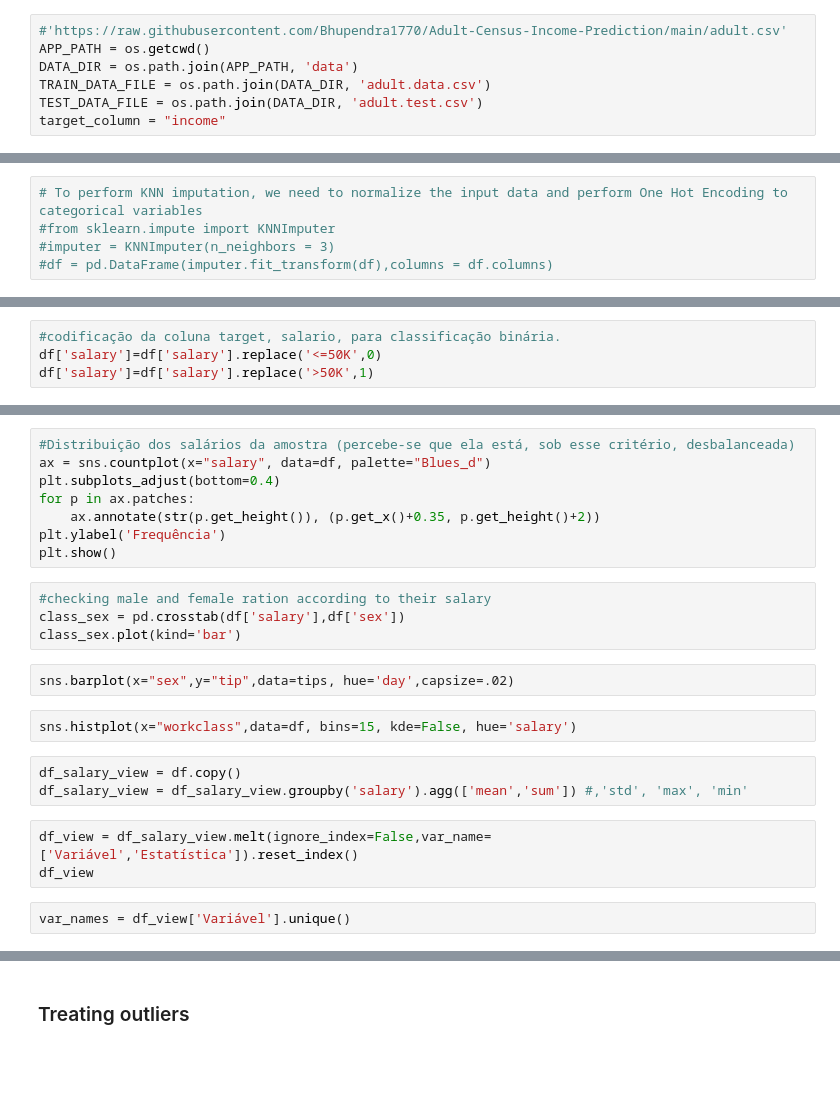
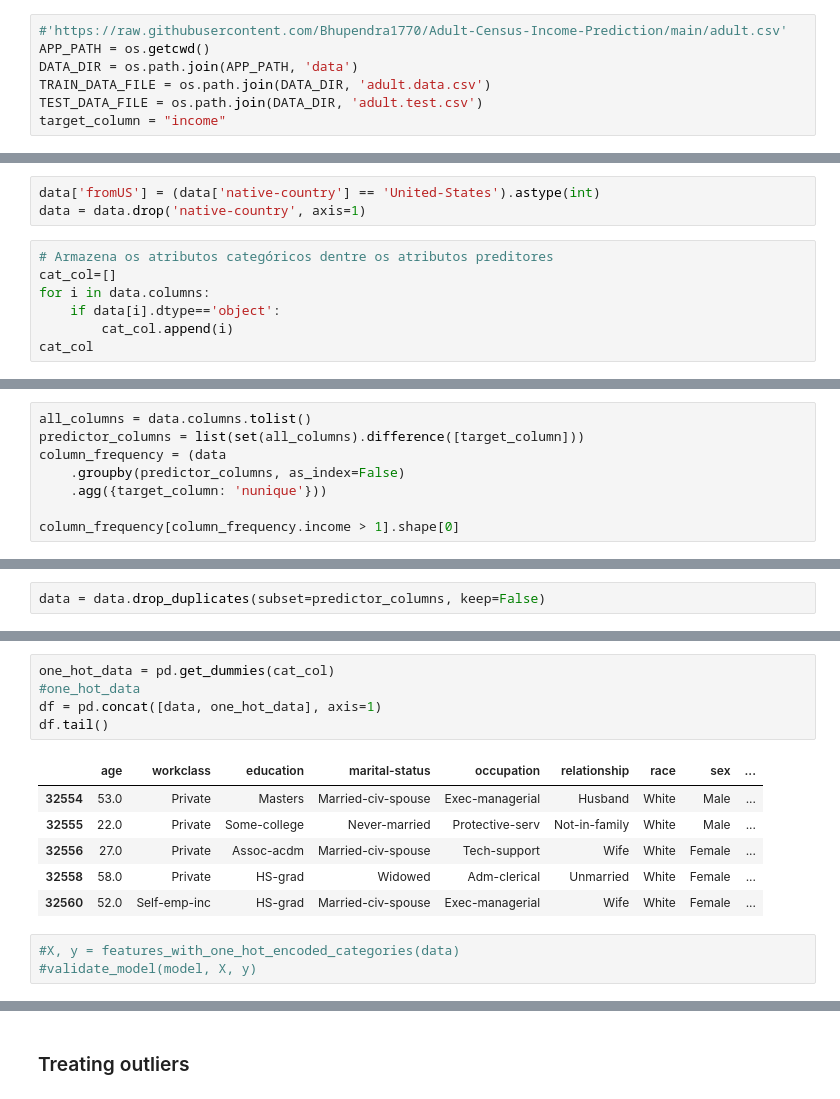
Before and after one commit to cazevedo1977/academico, a Jupyter notebook: doutorado/disciplinas/PCS5024 - Aprendizado Estatistico/homework1/adult.classification.ipynb, the cells around one changed output, grey strips where cells are left out. Saved outputs shown, nothing was run; the diff lists cells and outputs as text; blank space fills up the shorter version.

```diff
--- a/doutorado/disciplinas/PCS5024 - Aprendizado Estatistico/homework1/adult.classification.ipynb
+++ b/doutorado/disciplinas/PCS5024 - Aprendizado Estatistico/homework1/adult.classification.ipynb
@@ -269,5 +264,10 @@ df.shape
+# %%
+data['fromUS'] = (data['native-country'] == 'United-States').astype(int)
+data = data.drop('native-country', axis=1)
 # %%
-# To perform KNN imputation, we need to normalize the input data and perform One Hot Encoding to categorical variables
-#from sklearn.impute import KNNImputer
-#imputer = KNNImputer(n_neighbors = 3)
-#df = pd.DataFrame(imputer.fit_transform(df),columns = df.columns)
+# Armazena os atributos categóricos dentre os atributos preditores
+cat_col=[]
+for i in data.columns:
+    if data[i].dtype=='object':
+        cat_col.append(i)
+cat_col
@@ -286,4 +292,8 @@ df.shape
 # %%
-#codificação da coluna target, salario, para classificação binária.
-df['salary']=df['salary'].replace('<=50K',0)
-df['salary']=df['salary'].replace('>50K',1)
+all_columns = data.columns.tolist()
+predictor_columns = list(set(all_columns).difference([target_column]))
+column_frequency = (data
+    .groupby(predictor_columns, as_index=False)
+    .agg({target_column: 'nunique'}))
+
+column_frequency[column_frequency.income > 1].shape[0]
@@ -291,0 +310,2 @@ df['salary']=df['salary'].replace('>50K',1)
+# %%
+data = data.drop_duplicates(subset=predictor_columns, keep=False)
@@ -295,24 +352,15 @@ sns.set(rc={'figure.figsize':(11.7,8.27)})
-# %%
-#Distribuição dos salários da amostra (percebe-se que ela está, sob esse critério, desbalanceada)
-ax = sns.countplot(x="salary", data=df, palette="Blues_d")
-plt.subplots_adjust(bottom=0.4)
-for p in ax.patches:
-    ax.annotate(str(p.get_height()), (p.get_x()+0.35, p.get_height()+2))
-plt.ylabel('Frequência')
-plt.show()
-# %%
-#checking male and female ration according to their salary
-class_sex = pd.crosstab(df['salary'],df['sex'])
-class_sex.plot(kind='bar')
-# %%
-sns.barplot(x="sex",y="tip",data=tips, hue='day',capsize=.02)
-# %%
-sns.histplot(x="workclass",data=df, bins=15, kde=False, hue='salary')
+# %%
+one_hot_data = pd.get_dummies(cat_col)
+#one_hot_data
+df = pd.concat([data, one_hot_data], axis=1)
+df.tail()
+# %% [output]
+|  | age | workclass | education | marital-status | occupation | relationship | race | sex | ... |
+| 32554 | 53.0 | Private | Masters | Married-civ-spouse | Exec-managerial | Husband | White | Male | ... |
+| 32555 | 22.0 | Private | Some-college | Never-married | Protective-serv | Not-in-family | White | Male | ... |
+| 32556 | 27.0 | Private | Assoc-acdm | Married-civ-spouse | Tech-support | Wife | White | Female | ... |
+| 32558 | 58.0 | Private | HS-grad | Widowed | Adm-clerical | Unmarried | White | Female | ... |
+| 32560 | 52.0 | Self-emp-inc | HS-grad | Married-civ-spouse | Exec-managerial | Wife | White | Female | ... |
 # %%
-df_salary_view = df.copy()
-df_salary_view = df_salary_view.groupby('salary').agg(['mean','sum']) #,'std', 'max', 'min'
+#X, y = features_with_one_hot_encoded_categories(data)
+#validate_model(model, X, y)
-# %%
-df_view = df_salary_view.melt(ignore_index=False,var_name=['Variável','Estatística']).reset_index()
-df_view
-# %%
-var_names = df_view['Variável'].unique()
```
Also changed, not shown: parts of 57 cells of this notebook.
